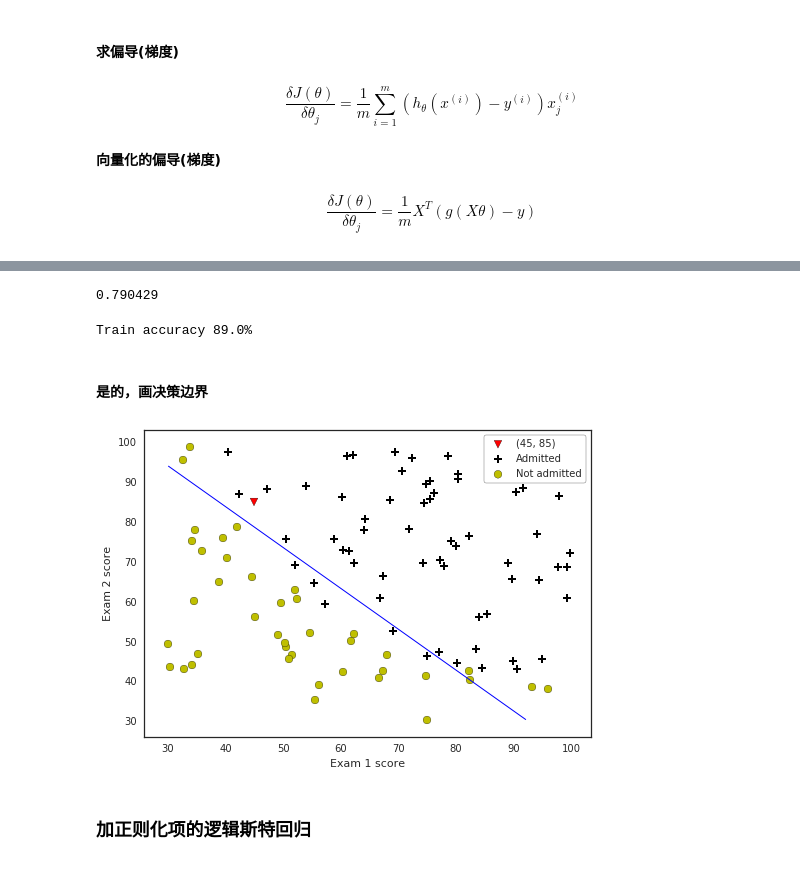
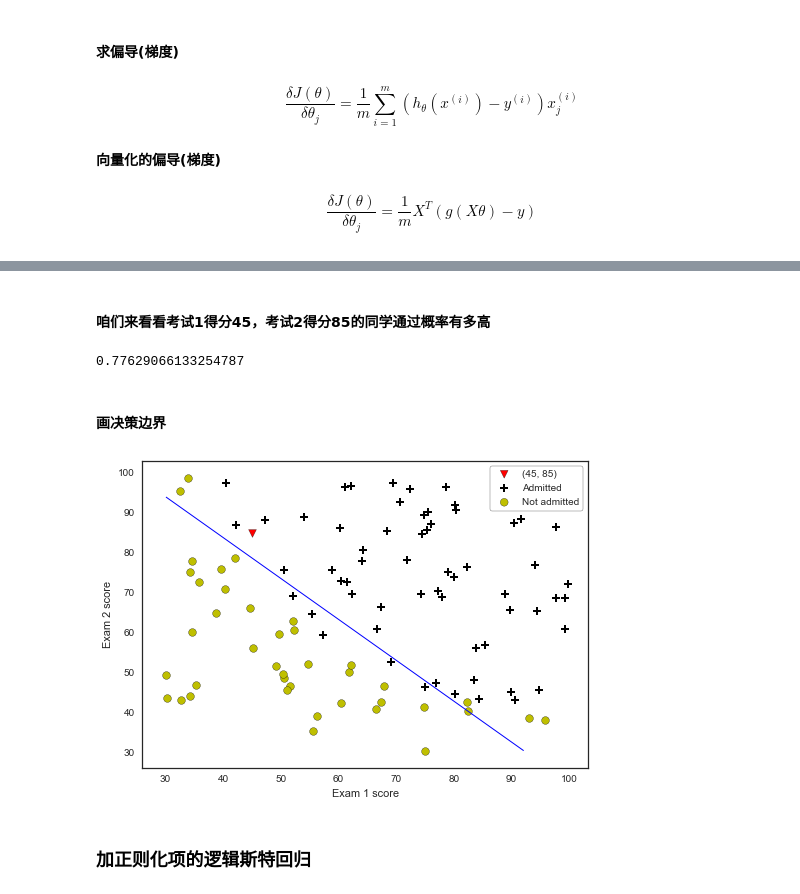
Before and after one commit to HanXiaoyang/ML-examples, a Jupyter notebook: logistic_regression/logistic_regression_example.ipynb, the cells around one changed output, grey strips where cells are left out. Saved outputs shown, nothing was run; the diff lists cells and outputs as text; code cells hidden in the pictures.

```diff
--- a/logistic_regression/logistic_regression_example.ipynb
+++ b/logistic_regression/logistic_regression_example.ipynb
@@ -84,11 +84,11 @@ def costFunction(theta, X, y):
     m = y.size
     h = sigmoid(X.dot(theta))
 
-    J = -1*(1/m)*(np.log(h).T.dot(y)+np.log(1-h).T.dot(1-y))
+    J = -1.0*(1.0/m)*(np.log(h).T.dot(y)+np.log(1-h).T.dot(1-y))
 
     if np.isnan(J[0]):
         return(np.inf)
-    return(J[0])
+    return J[0]
 # %% [markdown]
 #### 求偏导(梯度)
 
@@ -101,7 +101,7 @@ def gradient(theta, X, y):
     m = y.size
     h = sigmoid(X.dot(theta.reshape(-1,1)))
 
-    grad =(1/m)*X.T.dot(h-y)
+    grad =(1.0/m)*X.T.dot(h-y)
 
     return(grad.flatten())
 # %%
@@ -120,6 +118,5 @@ Grad:
 # %%
-# 这里偷懒了，直接调用scipy里面的最小化损失函数的minimize函数
-res = minimize(costFunction, initial_theta, args=(X,y), method=None, jac=gradient, options={'maxiter':400})
+res = minimize(costFunction, initial_theta, args=(X,y), jac=gradient, options={'maxiter':400})
 res
 # %% [output]
    status: 0
@@ -140,30 +136,25 @@ res
 def predict(theta, X, threshold=0.5):
     p = sigmoid(X.dot(theta.T)) >= threshold
     return(p.astype('int'))
+# %% [markdown]
+#### 咱们来看看考试1得分45，考试2得分85的同学通过概率有多高
 # %%
-# 第一门课45分，第二门课85分的同学
-# 咱们对他做个预测，拿到通过考试的概率
 sigmoid(np.array([1, 45, 85]).dot(res.x.T))
 # %% [output]
-0.790429
+0.77629066133254787
-# %%
-p = predict(res.x, X)
-print('Train accuracy {}%'.format(100*sum(p == y.ravel())/p.size))
-# %% [output]
-Train accuracy 89.0%
 # %% [markdown]
-#### 是的，画决策边界
+#### 画决策边界
 # %%
 plt.scatter(45, 85, s=60, c='r', marker='v', label='(45, 85)')
-plotData(data, 'Exam 1 score', 'Exam 2 score', 'Pass', 'Failed')
+plotData(data, 'Exam 1 score', 'Exam 2 score', 'Admitted', 'Not admitted')
 x1_min, x1_max = X[:,1].min(), X[:,1].max(),
 x2_min, x2_max = X[:,2].min(), X[:,2].max(),
 xx1, xx2 = np.meshgrid(np.linspace(x1_min, x1_max), np.linspace(x2_min, x2_max))
 h = sigmoid(np.c_[np.ones((xx1.ravel().shape[0],1)), xx1.ravel(), xx2.ravel()].dot(res.x))
 h = h.reshape(xx1.shape)
 plt.contour(xx1, xx2, h, [0.5], linewidths=1, colors='b');
 # %% [output]
-[figure, old version]
+[figure, new version]
 # %% [markdown]
 ### 加正则化项的逻辑斯特回归
 # %%
```
Also changed, not shown: parts of 17 cells of this notebook.
